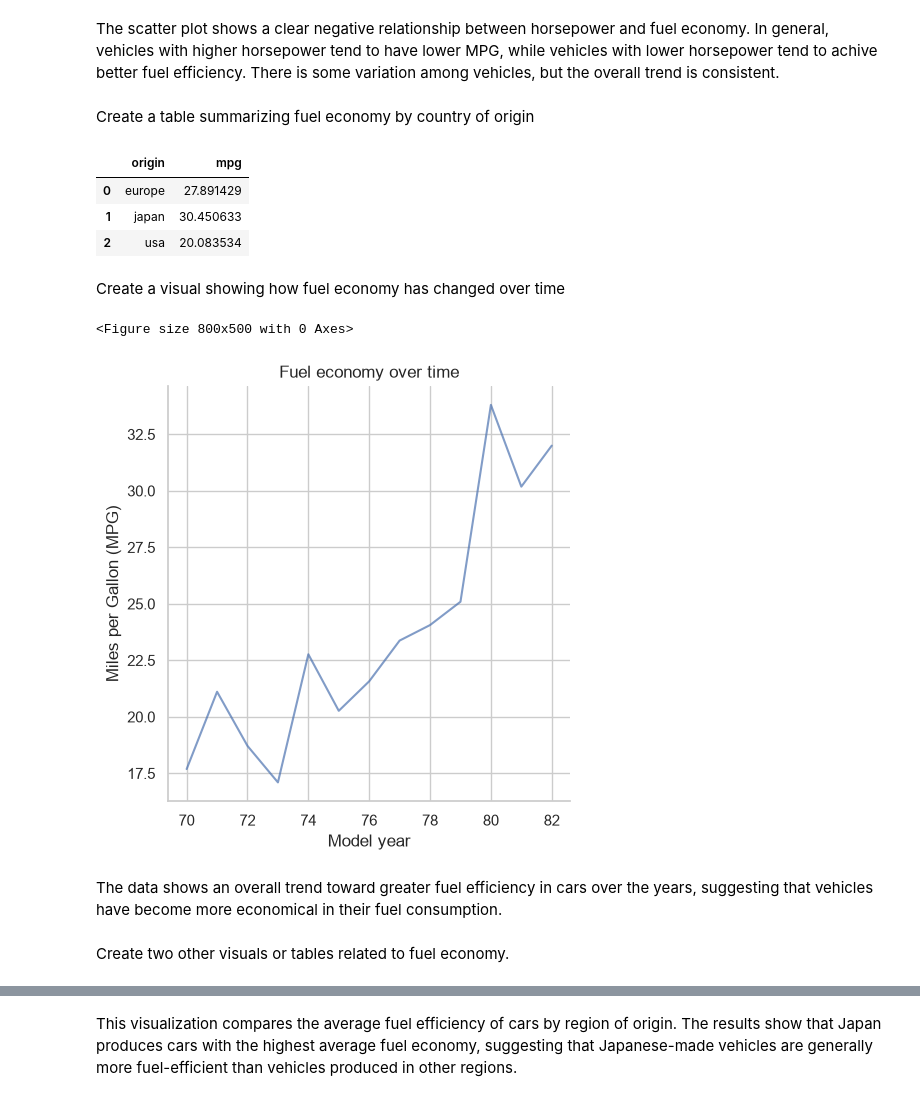
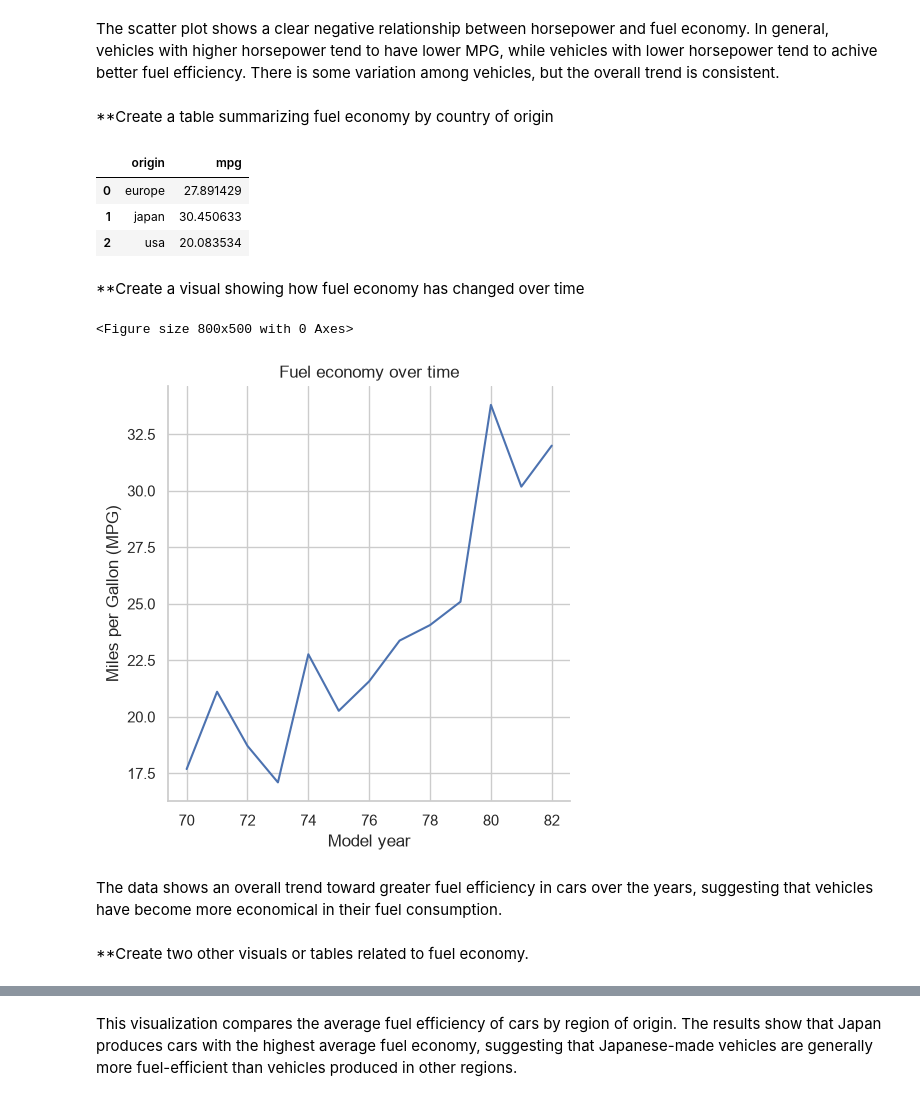
Before and after one commit to data4kira/mpg_project, a Jupyter notebook: MPG_Project.ipynb, the cells around one changed output, grey strips where cells are left out. Cells and saved outputs as stored; diff of their text form; code cells hidden in the pictures.

```diff
--- a/MPG_Project.ipynb
+++ b/MPG_Project.ipynb
@@ -38,7 +34,7 @@ plt.show()
 # %% [markdown]
 The scatter plot shows a clear negative relationship between horsepower and fuel economy. In general, vehicles with higher horsepower tend to have lower MPG, while vehicles with lower horsepower tend to achive better fuel efficiency. There is some variation among vehicles, but the overall trend is consistent.
 # %% [markdown]
-Create a table summarizing fuel economy by country of origin
+**Create a table summarizing fuel economy by country of origin
 # %%
 mpg.groupby('origin')['mpg'].mean().reset_index()
 # %% [output]
@@ -47,25 +43,25 @@ mpg.groupby('origin')['mpg'].mean().reset_index()
 | 1 | japan | 30.450633 |
 | 2 | usa | 20.083534 |
 # %% [markdown]
-Create a visual showing how fuel economy has changed over time
+**Create a visual showing how fuel economy has changed over time
 # %%
 plt.figure(figsize=(8, 5))
 sns.relplot(
 data=mpg_clean,
 x="model_year",
 y="mpg",
-alpha=0.7,kind="line",errorbar=None)
+kind="line",errorbar=None)
 plt.title("Fuel economy over time")
 plt.xlabel("Model year")
 plt.ylabel("Miles per Gallon (MPG)")
 plt.show()
 # %% [output]
 <Figure size 800x500 with 0 Axes>
-[figure, old version]
+[figure, new version]
 # %% [markdown]
 The data shows an overall trend toward greater fuel efficiency in cars over the years, suggesting that vehicles have become more economical in their fuel consumption.
 # %% [markdown]
-Create two other visuals or tables related to fuel economy.
+**Create two other visuals or tables related to fuel economy.
 # %%
 plt.figure(figsize=(8, 5))
 sns.barplot(
```
Also changed, not shown: parts of 6 cells of this notebook.
